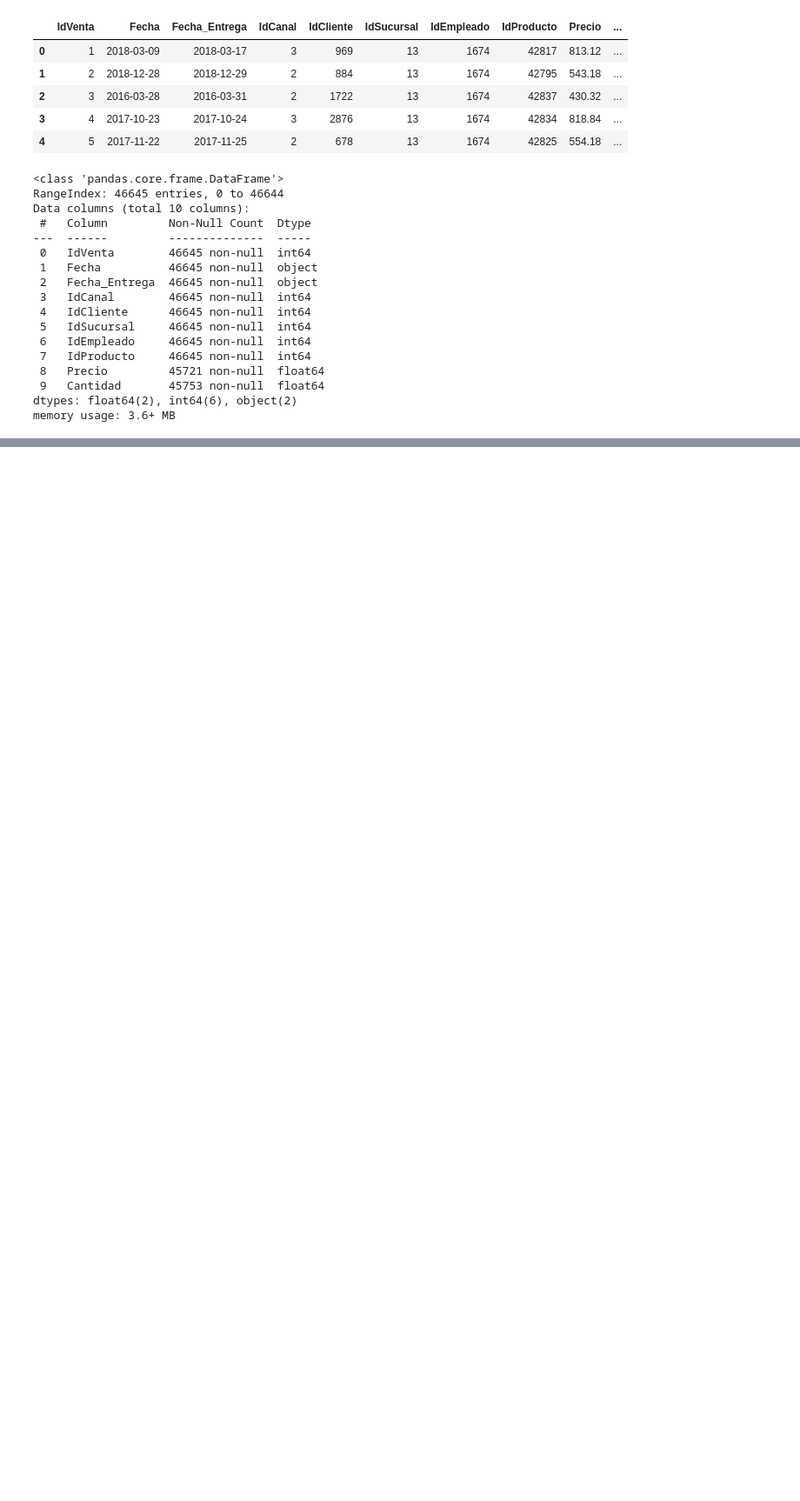
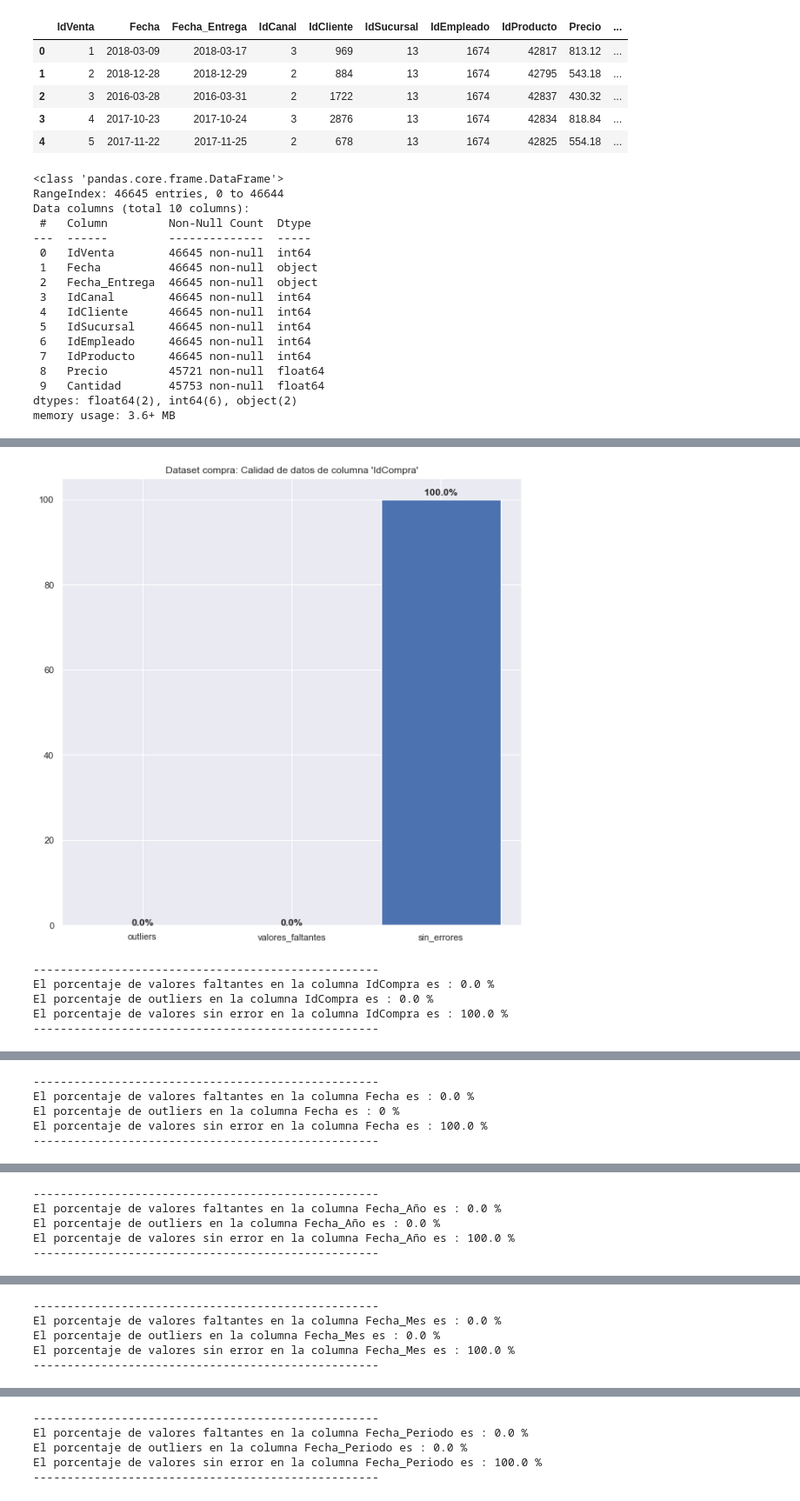
Before and after one commit to lugeminai/DS-PI-ProyectoIndividual, a Jupyter notebook: Proyecto.ipynb, the cells around one changed output, grey strips where cells are left out. Shown at 87% size. Saved outputs shown, nothing was run; the diff lists cells and outputs as text; code cells hidden in the pictures; blank space fills up the shorter version.

```diff
--- a/Proyecto.ipynb
+++ b/Proyecto.ipynb
@@ -301,0 +343,11 @@ def analisis_ds(df):
+# %%
+# Se analiza Compra
+
+analisis_ds(compra, 'compra')
+# %% [output]
+[figure, added]
+---------------------------------------------------
+El porcentaje de valores faltantes en la columna IdCompra es : 0.0 %
+El porcentaje de outliers en la columna IdCompra es : 0.0 %
+El porcentaje de valores sin error en la columna IdCompra es : 100.0 %
+---------------------------------------------------
@@ -301,0 +355,5 @@ def analisis_ds(df):
+---------------------------------------------------
+El porcentaje de valores faltantes en la columna Fecha es : 0.0 %
+El porcentaje de outliers en la columna Fecha es : 0 %
+El porcentaje de valores sin error en la columna Fecha es : 100.0 %
+---------------------------------------------------
@@ -301,0 +361,5 @@ def analisis_ds(df):
+---------------------------------------------------
+El porcentaje de valores faltantes en la columna Fecha_Año es : 0.0 %
+El porcentaje de outliers en la columna Fecha_Año es : 0.0 %
+El porcentaje de valores sin error en la columna Fecha_Año es : 100.0 %
+---------------------------------------------------
@@ -301,0 +367,5 @@ def analisis_ds(df):
+---------------------------------------------------
+El porcentaje de valores faltantes en la columna Fecha_Mes es : 0.0 %
+El porcentaje de outliers en la columna Fecha_Mes es : 0.0 %
+El porcentaje de valores sin error en la columna Fecha_Mes es : 100.0 %
+---------------------------------------------------
@@ -301,0 +373,5 @@ def analisis_ds(df):
+---------------------------------------------------
+El porcentaje de valores faltantes en la columna Fecha_Periodo es : 0.0 %
+El porcentaje de outliers en la columna Fecha_Periodo es : 0.0 %
+El porcentaje de valores sin error en la columna Fecha_Periodo es : 100.0 %
+---------------------------------------------------
```
Also changed, not shown: parts of 14 cells of this notebook.
